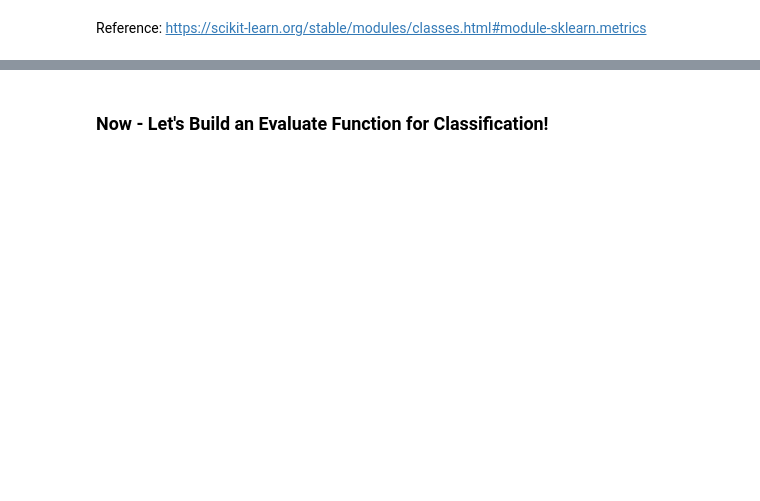
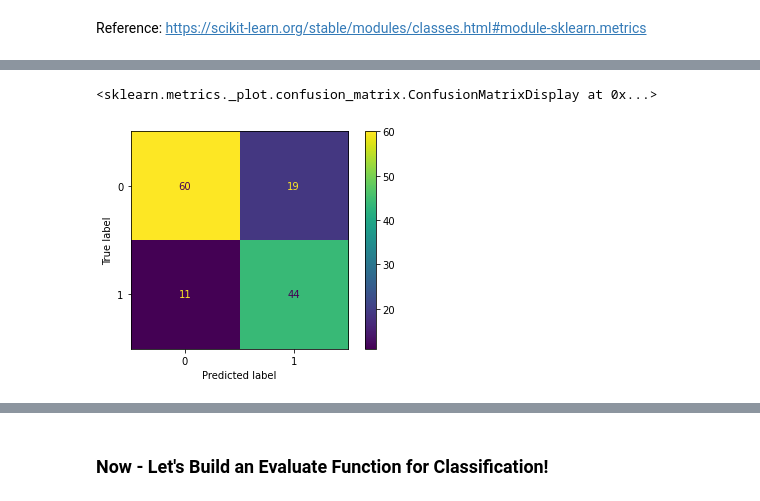
Before and after one commit to garrettwilliams90/DSLE-0830-Pipelines-ClassificationEvaluation, a Jupyter notebook: Pipelines-and-Classification-Evaluation.ipynb, the cells around one changed output, grey strips where cells are left out. Saved outputs shown, nothing was run; the diff lists cells and outputs as text; code cells hidden in the pictures; blank space fills up the shorter version.

```diff
--- a/Pipelines-and-Classification-Evaluation.ipynb
+++ b/Pipelines-and-Classification-Evaluation.ipynb
@@ -91,8 +171,20 @@ X_train, X_hold, y_train, y_hold = train_test_split(X, y, test_size=0.2,
 # %%
 # Now, setting up the preprocessing steps for each type of col
+num_transformer = Pipeline(steps=[
+    ('num_imputer', SimpleImputer(strategy='median')),
+    ('scaler', MinMaxScaler())])
+
+cat_transformer = Pipeline(steps=[
+    ('cat_imputer', SimpleImputer(strategy='constant', fill_value = 'Unknown')),
+    ('ohe', OneHotEncoder(handle_unknown='ignore'))
+])
 # %%
 # Package those pieces together using ColumnTransformer
-preprocessor = None
+preprocessor = ColumnTransformer(
+    transformers=[
+        ('num', num_transformer, num_cols),
+        ('cat', cat_transformer, cat_cols)
+    ])
 # %%
 # Just out of curiosity, let's see what this looks like
 X_tr_transformed = preprocessor.fit_transform(X_train)
@@ -109,0 +262,13 @@ print(f"Average ROC-AUC: {output['test_score'].mean()} +/- {output['test_score']
+# %%
+# Time for a new pipeline!
+clf_balanced = Pipeline(steps=[
+    ('preprocessor', preprocessor),
+    ('classifier', LogisticRegression(random_state=5,
+                                      class_weight='balanced'))
+])
+
+output = cross_validate(clf_balanced, X_train, y_train, cv=3, scoring=['accuracy', 'roc_auc'])
+
+# Print our test scores to show average and a measure of variation
+print(f"Average Accuracy: {output['test_accuracy'].mean()} +/- {output['test_accuracy'].std()}")
+print(f"Average ROC-AUC: {output['test_roc_auc'].mean()} +/- {output['test_roc_auc'].std()}")
@@ -138,3 +313,4 @@ First off - what might we want to check to evaluate our model?
 Reference: https://scikit-learn.org/stable/modules/classes.html#module-sklearn.metrics
 # %%
 # Can use a pipeline we defined earlier, but need to fit it
+clf_balanced.fit(X_train, y_train)
@@ -143,2 +339,6 @@ Reference: https://scikit-learn.org/stable/modules/classes.html#module-sklearn.m
 # %%
 # What do we want to check first?
+plot_confusion_matrix(clf_balanced, X_hold, y_hold)
+# %% [output]
+<sklearn.metrics._plot.confusion_matrix.ConfusionMatrixDisplay at 0x...>
+[figure, added]
```
Also changed, not shown: parts of 48 cells of this notebook.
